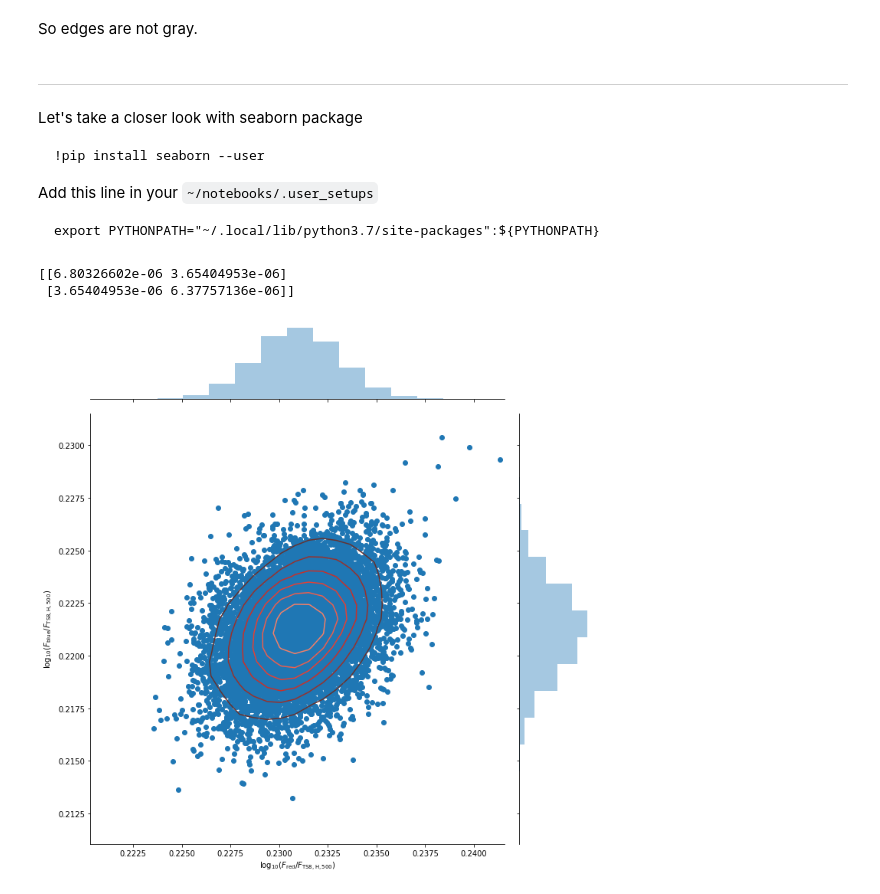
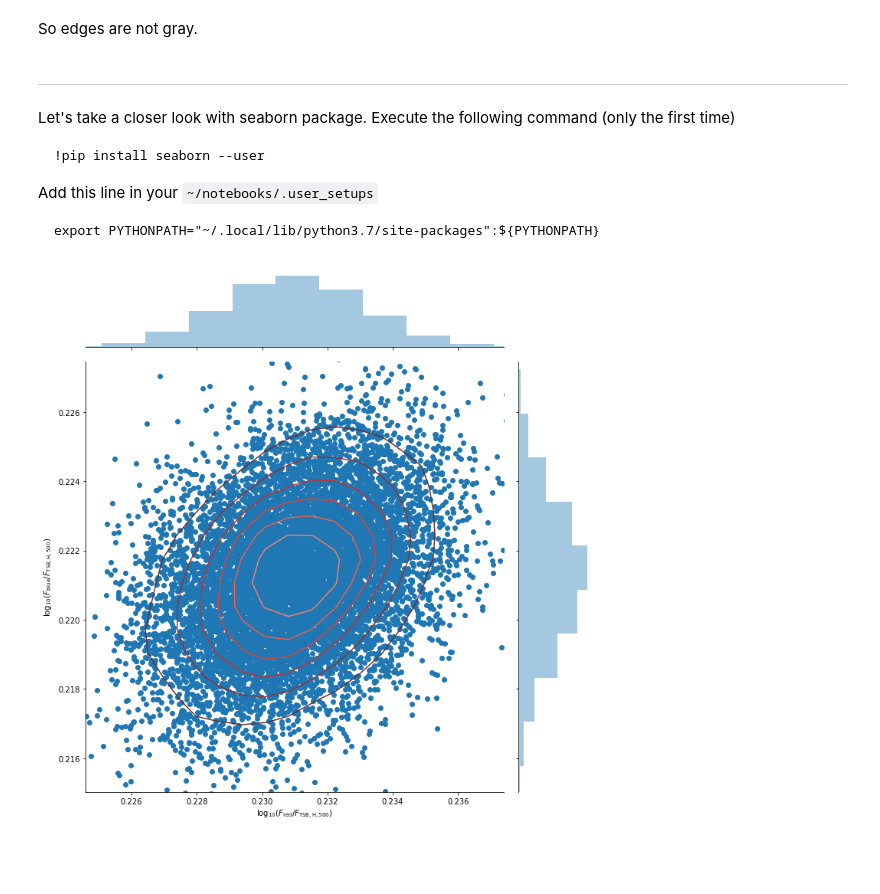
Before and after one commit to youtsumi/Summer2020, a Jupyter notebook: flatratio.ipynb, the cells around one changed output. Drawn from its saved outputs; the diff is of its cells as text; code cells hidden in the pictures; blank space fills up the shorter version.

````diff
--- a/flatratio.ipynb
+++ b/flatratio.ipynb
@@ -117,7 +119,7 @@ Text(0.5, 0, 'row number')
 So edges are not gray.
 # %% [markdown]
 ---
-Let's take a closer look with seaborn package
+Let's take a closer look with seaborn package. Execute the following command (only the first time)
 ```
 !pip install seaborn --user
 ```
@@ -128,27 +130,26 @@ export PYTHONPATH="~/.local/lib/python3.7/site-packages":${PYTHONPATH}
 # %%
 import seaborn as sns
 
-x = numpy.log10(ratio_red.flatten()[::100])
-y = numpy.log10(ratio_blue.flatten()[::100])
+n = 100
+x = numpy.log10(ratio_red.flatten())
+y = numpy.log10(ratio_blue.flatten())
 mx = numpy.median(x)
 my = numpy.median(y)
 sx = mad_std(x)
 sy = mad_std(y)
-N = 5
+N = 3
 g=sns.jointplot(
-    x,
-    y,
-#    kind="kde",
+    x[::n],
+    y[::n],
     height=10,
     xlim=[mx-N*sx,mx+N*sx],
     ylim=[my-N*sy,my+N*sy]
-).plot_joint(sns.kdeplot,zorder=10, cmap="Reds_d", n_levels=6)
+)
+g.plot_joint(sns.kdeplot,zorder=10, cmap="Reds_d", n_levels=6)
 g.set_axis_labels(
     r"$\log_{10}(F_{\rm red}/F_{\rm TS8, H, 500})$",
     r"$\log_{10}(F_{\rm blue}/F_{\rm TS8, H, 500})$"
 )
-print(numpy.cov(x,y))
+C=numpy.cov(x,y)
 # %% [output]
-[[6.80326602e-06 3.65404953e-06]
- [3.65404953e-06 6.37757136e-06]]
-[figure, old version]
+[figure, new version]
````
Also changed, not shown: parts of 4 cells of this notebook.
